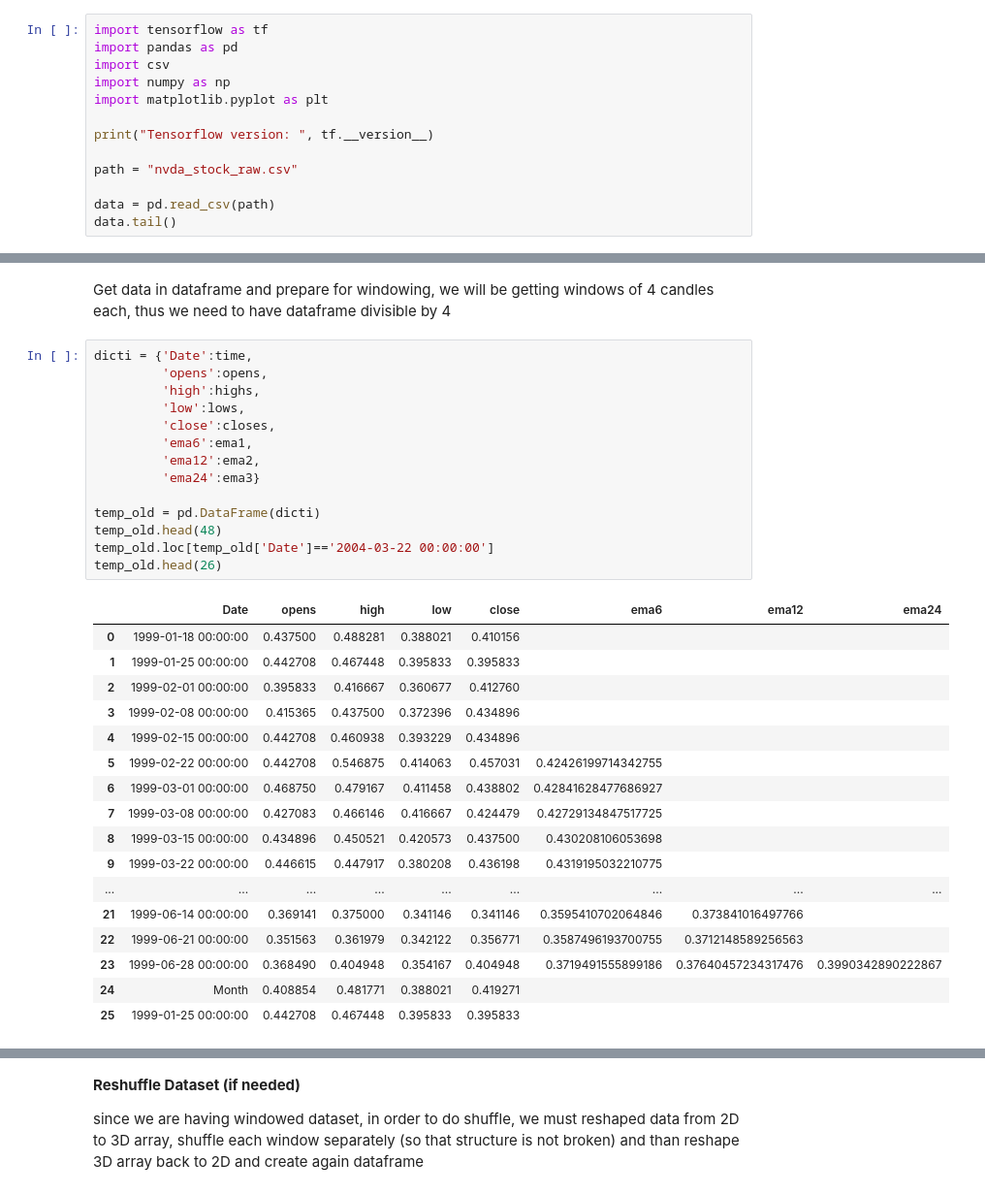
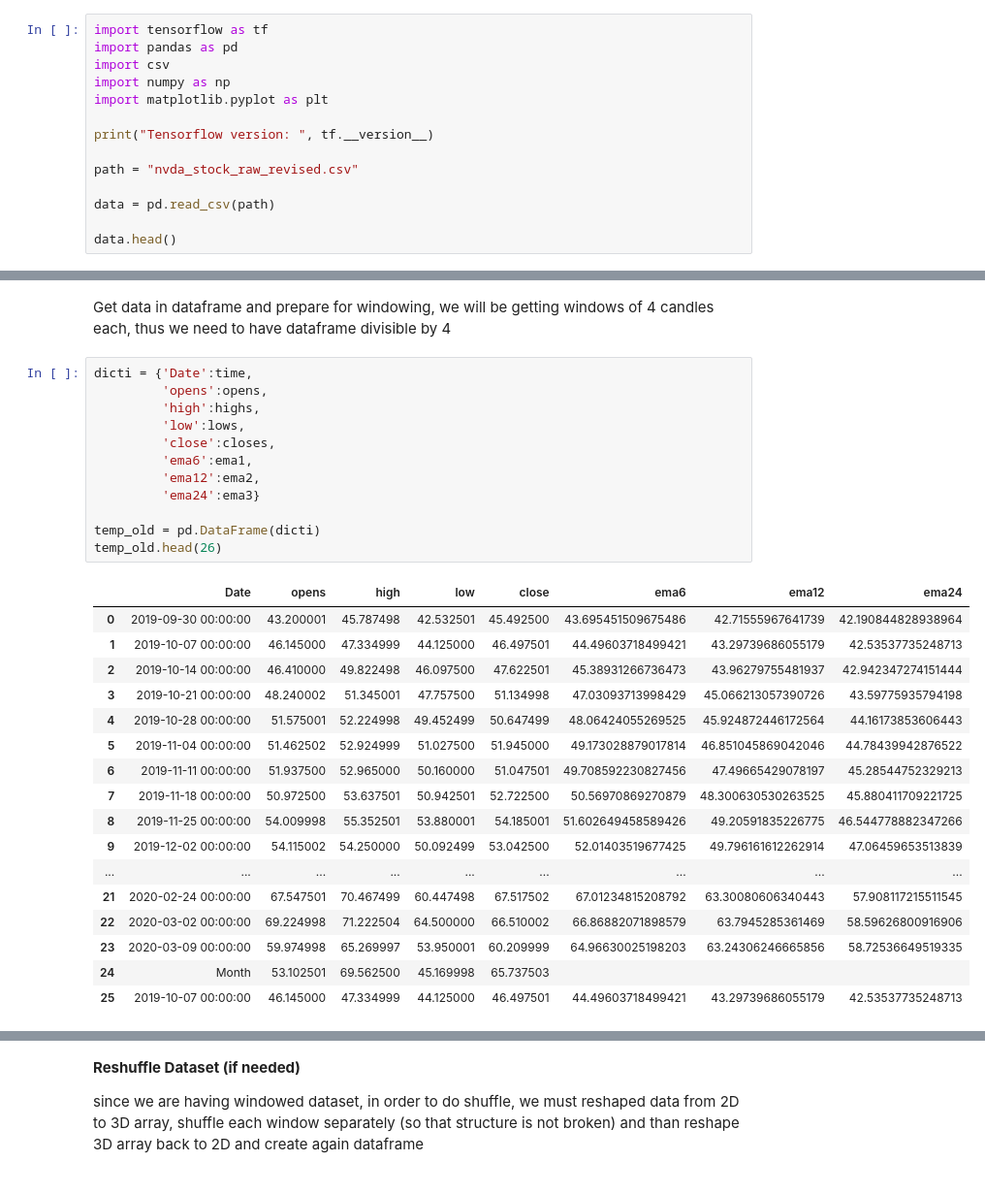
Before and after one commit to Philippe-cz/NVDA-Stock-Price-Prediction-by-CNN-LSTM-DNN-model, a Jupyter notebook: 02_NVDA_S5_Model_Training general.ipynb, the cells around one changed output, grey strips where cells are left out. Shown at 97% size. Saved outputs shown, nothing was run; the diff lists cells and outputs as text.

```diff
--- a/02_NVDA_S5_Model_Training general.ipynb
+++ b/02_NVDA_S5_Model_Training general.ipynb
@@ -34,10 +34,11 @@ import matplotlib.pyplot as plt
 
 print("Tensorflow version: ", tf.__version__)
 
-path = "nvda_stock_raw.csv"
+path = "nvda_stock_raw_revised.csv"
 
 data = pd.read_csv(path)
-data.tail()
+
+data.head()
 # %% [output]
 Tensorflow version:  2.7.0
 |  | Date | Open | High | Low | Close | EMA6 | EMA12 | EMA24 | trades |
@@ -103,35 +104,33 @@ Get data in dataframe and prepare for windowing, we will be getting windows of 4
 # %%
 dicti = {'Date':time,
          'opens':opens,
          'high':highs,
          'low':lows,
          'close':closes,
          'ema6':ema1,
          'ema12':ema2,
          'ema24':ema3}
 
 temp_old = pd.DataFrame(dicti)
-temp_old.head(48)
-temp_old.loc[temp_old['Date']=='2004-03-22 00:00:00']
 temp_old.head(26)
 # %% [output]
 |  | Date | opens | high | low | close | ema6 | ema12 | ema24 |
-| 0 | 1999-01-18 00:00:00 | 0.437500 | 0.488281 | 0.388021 | 0.410156 |  |  |  |
-| 1 | 1999-01-25 00:00:00 | 0.442708 | 0.467448 | 0.395833 | 0.395833 |  |  |  |
-| 2 | 1999-02-01 00:00:00 | 0.395833 | 0.416667 | 0.360677 | 0.412760 |  |  |  |
-| 3 | 1999-02-08 00:00:00 | 0.415365 | 0.437500 | 0.372396 | 0.434896 |  |  |  |
-| 4 | 1999-02-15 00:00:00 | 0.442708 | 0.460938 | 0.393229 | 0.434896 |  |  |  |
-| 5 | 1999-02-22 00:00:00 | 0.442708 | 0.546875 | 0.414063 | 0.457031 | 0.42426199714342755 |  |  |
-| 6 | 1999-03-01 00:00:00 | 0.468750 | 0.479167 | 0.411458 | 0.438802 | 0.42841628477686927 |  |  |
-| 7 | 1999-03-08 00:00:00 | 0.427083 | 0.466146 | 0.416667 | 0.424479 | 0.42729134847517725 |  |  |
-| 8 | 1999-03-15 00:00:00 | 0.434896 | 0.450521 | 0.420573 | 0.437500 | 0.430208106053698 |  |  |
-| 9 | 1999-03-22 00:00:00 | 0.446615 | 0.447917 | 0.380208 | 0.436198 | 0.4319195032210775 |  |  |
+| 0 | 2019-09-30 00:00:00 | 43.200001 | 45.787498 | 42.532501 | 45.492500 | 43.695451509675486 | 42.71555967641739 | 42.190844828938964 |
+| 1 | 2019-10-07 00:00:00 | 46.145000 | 47.334999 | 44.125000 | 46.497501 | 44.49603718499421 | 43.29739686055179 | 42.53537735248713 |
+| 2 | 2019-10-14 00:00:00 | 46.410000 | 49.822498 | 46.097500 | 47.622501 | 45.38931266736473 | 43.96279755481937 | 42.942347274151444 |
+| 3 | 2019-10-21 00:00:00 | 48.240002 | 51.345001 | 47.757500 | 51.134998 | 47.03093713998429 | 45.066213057390726 | 43.59775935794198 |
+| 4 | 2019-10-28 00:00:00 | 51.575001 | 52.224998 | 49.452499 | 50.647499 | 48.06424055269525 | 45.924872446172564 | 44.16173853606443 |
+| 5 | 2019-11-04 00:00:00 | 51.462502 | 52.924999 | 51.027500 | 51.945000 | 49.173028879017814 | 46.851045869042046 | 44.78439942876522 |
+| 6 | 2019-11-11 00:00:00 | 51.937500 | 52.965000 | 50.160000 | 51.047501 | 49.708592230827456 | 47.49665429078197 | 45.28544752329213 |
+| 7 | 2019-11-18 00:00:00 | 50.972500 | 53.637501 | 50.942501 | 52.722500 | 50.56970869270879 | 48.300630530263525 | 45.880411709221725 |
+| 8 | 2019-11-25 00:00:00 | 54.009998 | 55.352501 | 53.880001 | 54.185001 | 51.602649458589426 | 49.20591835226775 | 46.544778882347266 |
+| 9 | 2019-12-02 00:00:00 | 54.115002 | 54.250000 | 50.092499 | 53.042500 | 52.01403519677425 | 49.796161612262914 | 47.06459653513839 |
 | ... | ... | ... | ... | ... | ... | ... | ... | ... |
-| 21 | 1999-06-14 00:00:00 | 0.369141 | 0.375000 | 0.341146 | 0.341146 | 0.3595410702064846 | 0.373841016497766 |  |
-| 22 | 1999-06-21 00:00:00 | 0.351563 | 0.361979 | 0.342122 | 0.356771 | 0.3587496193700755 | 0.3712148589256563 |  |
-| 23 | 1999-06-28 00:00:00 | 0.368490 | 0.404948 | 0.354167 | 0.404948 | 0.3719491555899186 | 0.37640457234317476 | 0.3990342890222867 |
-| 24 | Month | 0.408854 | 0.481771 | 0.388021 | 0.419271 |  |  |  |
-| 25 | 1999-01-25 00:00:00 | 0.442708 | 0.467448 | 0.395833 | 0.395833 |  |  |  |
+| 21 | 2020-02-24 00:00:00 | 67.547501 | 70.467499 | 60.447498 | 67.517502 | 67.01234815208792 | 63.30080606340443 | 57.908117215511545 |
+| 22 | 2020-03-02 00:00:00 | 69.224998 | 71.222504 | 64.500000 | 66.510002 | 66.86882071898579 | 63.7945285361469 | 58.59626800916906 |
+| 23 | 2020-03-09 00:00:00 | 59.974998 | 65.269997 | 53.950001 | 60.209999 | 64.96630025198203 | 63.24306246665856 | 58.72536649519335 |
+| 24 | Month | 53.102501 | 69.562500 | 45.169998 | 65.737503 |  |  |  |
+| 25 | 2019-10-07 00:00:00 | 46.145000 | 47.334999 | 44.125000 | 46.497501 | 44.49603718499421 | 43.29739686055179 | 42.53537735248713 |
 # %%
 for row in range(temp_old.shape[0]):
     if temp_old.iloc[row,4] == "":
```
Also changed, not shown: parts of 72 cells of this notebook, 2 other files.
